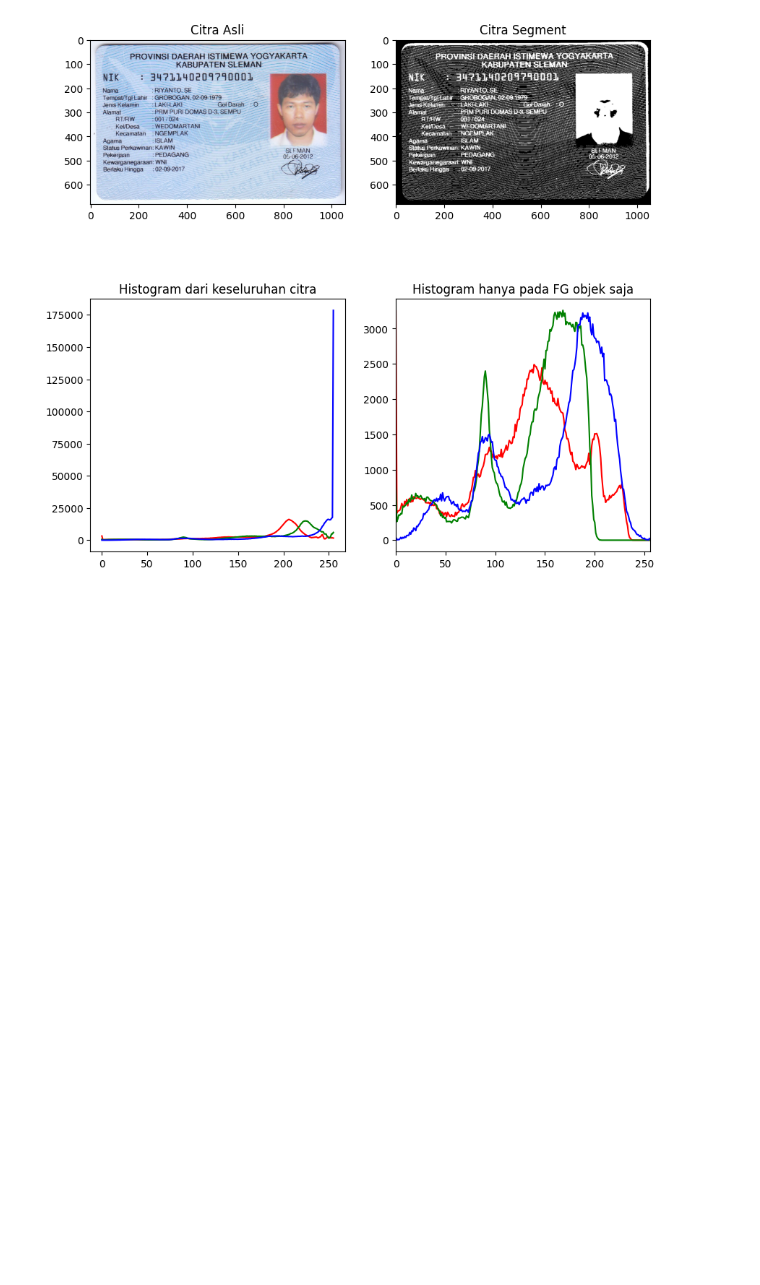
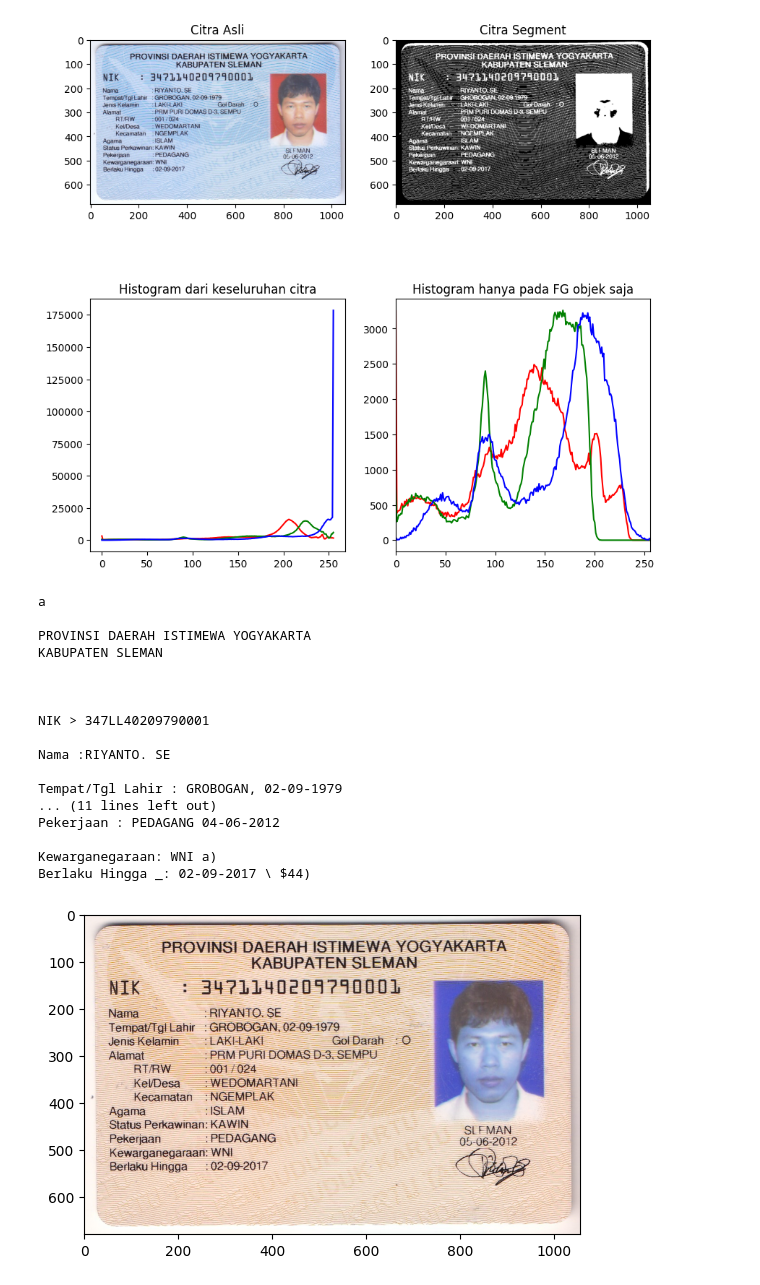
Before and after one commit to abdullatifm1127/PCVK_GANJIL_2025, a Jupyter notebook: Week9.ipynb, the cells around one changed output. Saved outputs shown, nothing was run; the diff lists cells and outputs as text; code cells hidden in the pictures; blank space fills up the shorter version.

```diff
--- a/Week9.ipynb
+++ b/Week9.ipynb
@@ -139,3 +141,36 @@ for i, col in enumerate(colors):
 plt.show()
 # %% [output]
 [figure]
+# %%
+img = cv2.imread('/content/drive/MyDrive/Tugas PCVK/ktp.png')
+plt.imshow(img)
+
+gray = cv2.cvtColor(img, cv2.COLOR_BGR2GRAY)
+th, threshed = cv2.threshold(gray, 127, 255, cv2.THRESH_TRUNC)
+
+text1 = pytesseract.image_to_data(threshed, output_type='data.frame')
+text2 = pytesseract.image_to_string(threshed, lang='eng')
+print(text2)
+
+text = text1[text1.conf!=-1]
+liness = text.groupby('block_num')['text'].apply(list)
+conf = text.groupby(['block_num'])['conf'].mean()
+# %% [output]
+a
+
+PROVINSI DAERAH ISTIMEWA YOGYAKARTA
+KABUPATEN SLEMAN
+
+
+
+NIK > 347LL40209790001
+
+Nama :RIYANTO. SE
+
+Tempat/Tgl Lahir : GROBOGAN, 02-09-1979
+... (11 lines left out)
+Pekerjaan : PEDAGANG 04-06-2012
+
+Kewarganegaraan: WNI a)
+Berlaku Hingga _: 02-09-2017 \ $44)
+[figure, added]
```
Also changed, not shown: parts of 2 cells of this notebook.
